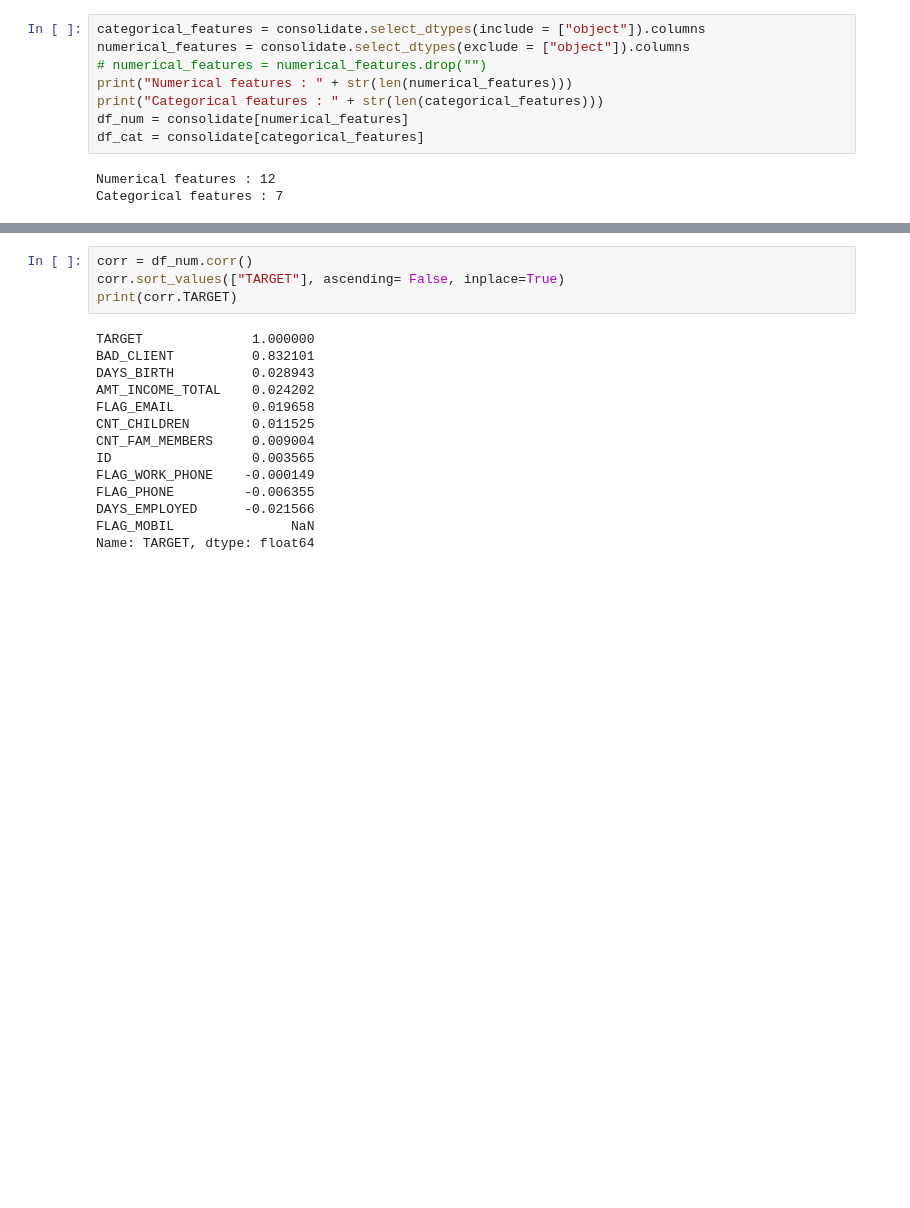
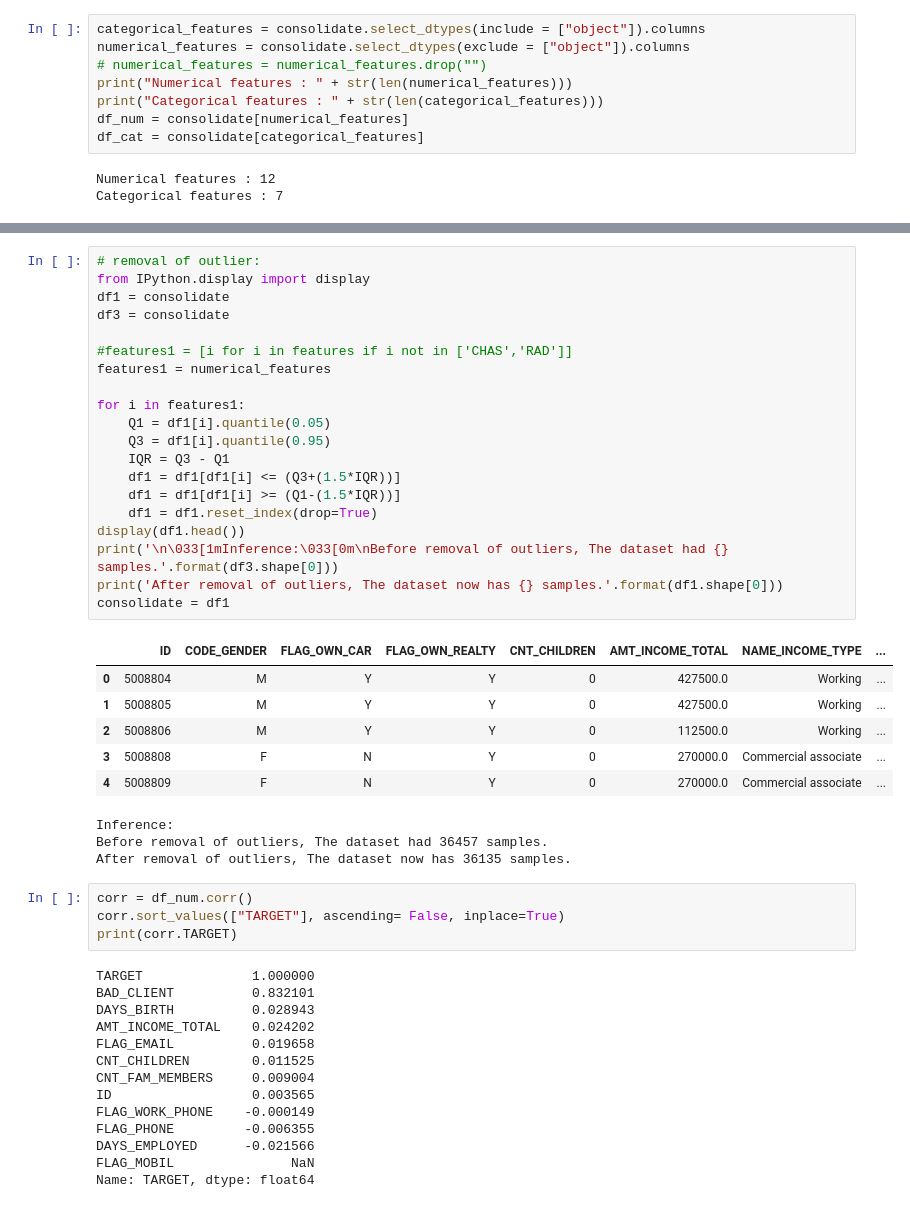
Before and after one commit to Yaikazeeman/AI-group-project, a Jupyter notebook: script.ipynb, the cells around one changed output, grey strips where cells are left out. Drawn from its saved outputs; the diff is of its cells as text; blank space fills up the shorter version.

```diff
--- a/script.ipynb
+++ b/script.ipynb
@@ -216,3 +249,33 @@ Categorical features : 7
+# %%
+# removal of outlier:
+from IPython.display import display
+df1 = consolidate
+df3 = consolidate
+
+#features1 = [i for i in features if i not in ['CHAS','RAD']]
+features1 = numerical_features
+
+for i in features1:
+    Q1 = df1[i].quantile(0.05)
+    Q3 = df1[i].quantile(0.95)
+    IQR = Q3 - Q1
+    df1 = df1[df1[i] <= (Q3+(1.5*IQR))]
+    df1 = df1[df1[i] >= (Q1-(1.5*IQR))]
+    df1 = df1.reset_index(drop=True)
+display(df1.head())
+print('\n\033[1mInference:\033[0m\nBefore removal of outliers, The dataset had {} samples.'.format(df3.shape[0]))
+print('After removal of outliers, The dataset now has {} samples.'.format(df1.shape[0]))
+consolidate = df1
+# %% [output]
+|  | ID | CODE_GENDER | FLAG_OWN_CAR | FLAG_OWN_REALTY | CNT_CHILDREN | AMT_INCOME_TOTAL | NAME_INCOME_TYPE | ... |
+| 0 | 5008804 | M | Y | Y | 0 | 427500.0 | Working | ... |
+| 1 | 5008805 | M | Y | Y | 0 | 427500.0 | Working | ... |
+| 2 | 5008806 | M | Y | Y | 0 | 112500.0 | Working | ... |
+| 3 | 5008808 | F | N | Y | 0 | 270000.0 | Commercial associate | ... |
+| 4 | 5008809 | F | N | Y | 0 | 270000.0 | Commercial associate | ... |
+Inference:
+Before removal of outliers, The dataset had 36457 samples.
+After removal of outliers, The dataset now has 36135 samples.
 # %%
 corr = df_num.corr()
 corr.sort_values(["TARGET"], ascending= False, inplace=True)
```
Also changed, not shown: parts of 31 cells of this notebook.
